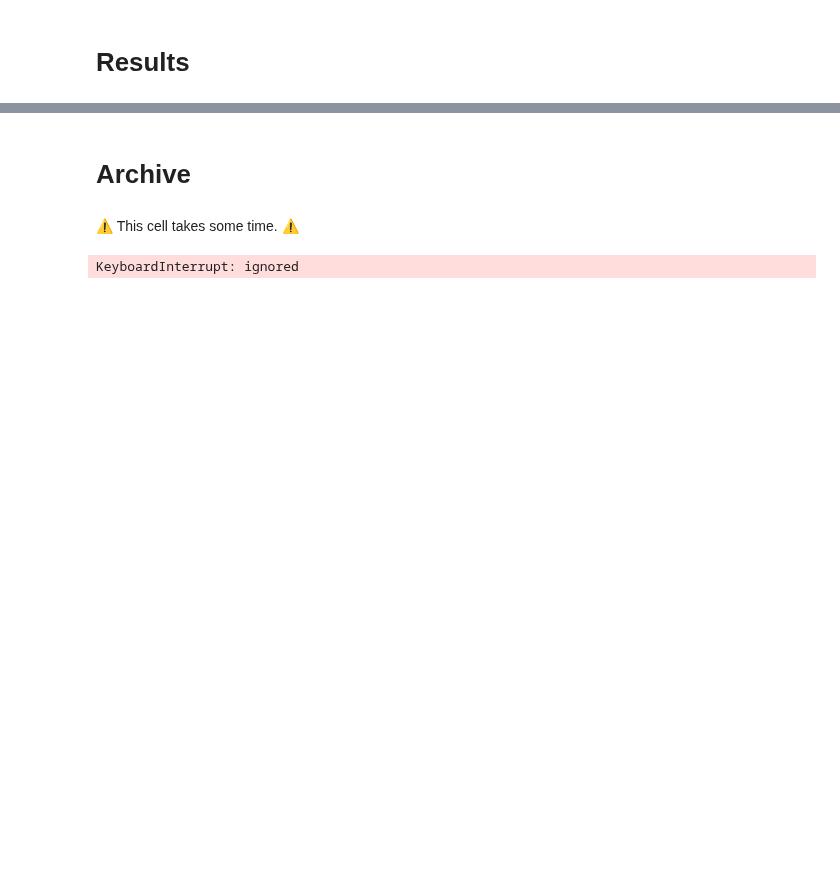
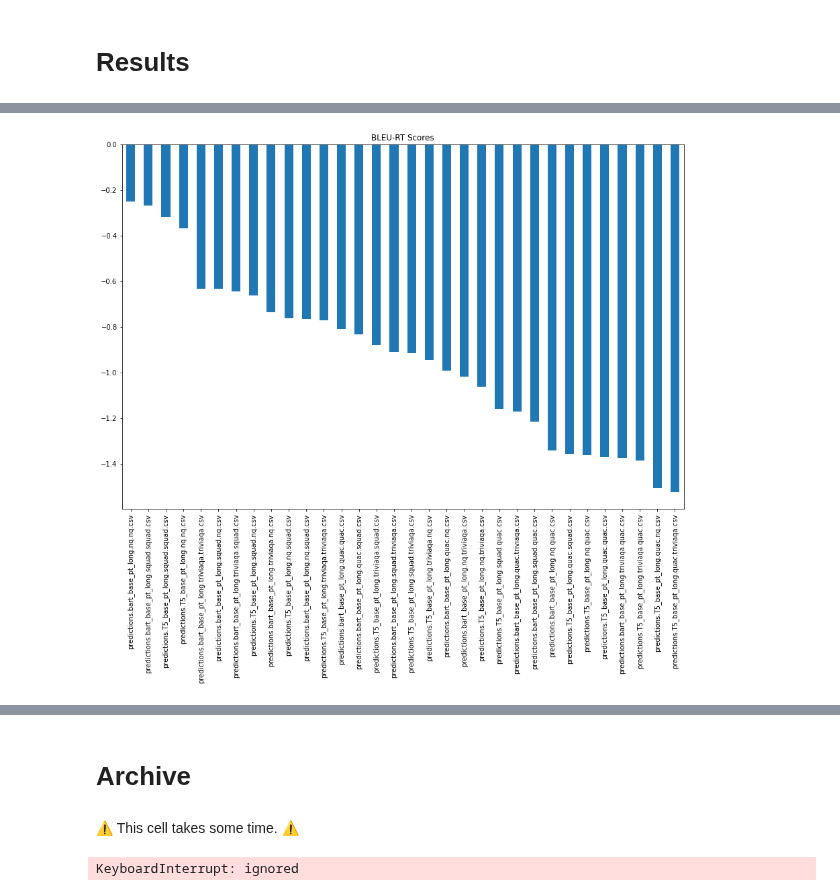
Before and after one commit to jeanlucjackson/w266_NLP_final_project, a Jupyter notebook: code/inference/evaluate_inferences.ipynb, the cells around one changed output, grey strips where cells are left out. Cells and saved outputs as stored; diff of their text form; code cells hidden in the pictures; blank space fills up the shorter version.

```diff
--- a/code/inference/evaluate_inferences.ipynb
+++ b/code/inference/evaluate_inferences.ipynb
@@ -513,0 +613,13 @@ loop through dict and for each dataset add row to pandas DF
+# %%
+bleurt_fig = results_df['bleurt']\
+              .sort_values(ascending=False)\
+              .plot.bar(figsize=(15,10),
+           title='BLEU-RT Scores')\
+           .get_figure()
+
+bleurt_fig
+
+plot_name = join(inference_root, "bleurt.png")
+bleurt_fig.savefig(plot_name, bbox_inches='tight')
+# %% [output]
+[figure, added]
```
Also changed, not shown: parts of 31 cells of this notebook.
